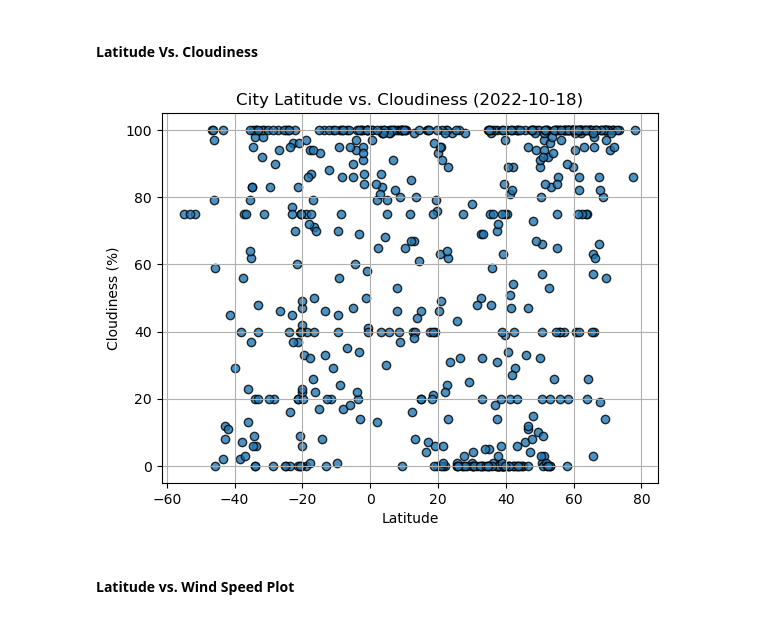
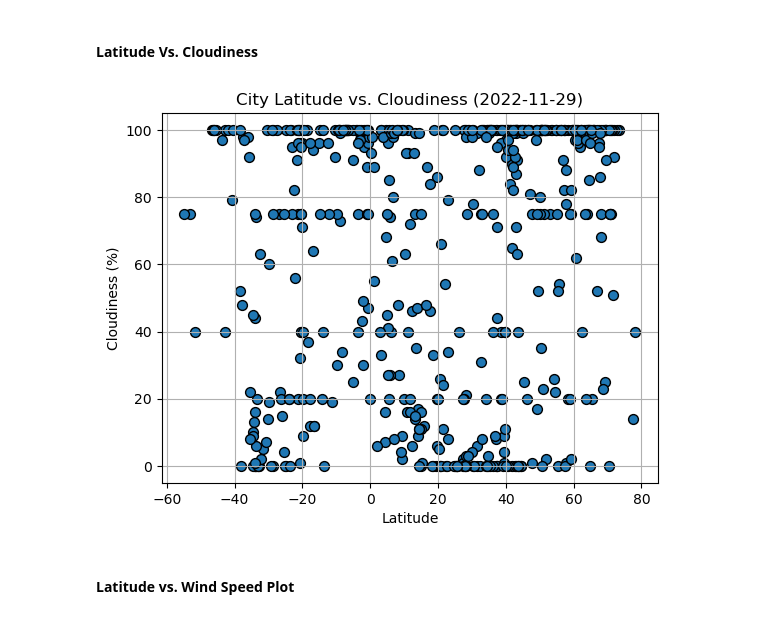
Before and after one commit to andcetera/python-api-challenge, a Jupyter notebook: Project Files/WeatherPy.ipynb, the cells around one changed output. Drawn from its saved outputs; the diff is of its cells as text; code cells hidden in the pictures.

```diff
--- a/Project Files/WeatherPy.ipynb
+++ b/Project Files/WeatherPy.ipynb
@@ -222,18 +224,19 @@ plt.show()
 #### Latitude Vs. Cloudiness
 # %%
 # Build the scatter plots for latitude vs. cloudiness
-# YOUR CODE HERE
+city_data_df.plot.scatter(x='Lat', y='Cloudiness', title="City Latitude vs. Cloudiness (2022-11-29)", grid=True, edgecolor='black', s=50)
 
 # Incorporate the other graph properties
-# YOUR CODE HERE
+plt.xlabel('Latitude')
+plt.ylabel('Cloudiness (%)')
 
 # Save the figure
-plt.savefig("output_data/Fig3.png")
+plt.savefig("../output_data/Fig3.png")
 
 # Show plot
 plt.show()
 # %% [output]
-[figure, old version]
+[figure, new version]
 # %% [markdown]
 #### Latitude vs. Wind Speed Plot
 # %%
```
Also changed, not shown: parts of 8 cells of this notebook, 5 other files.
